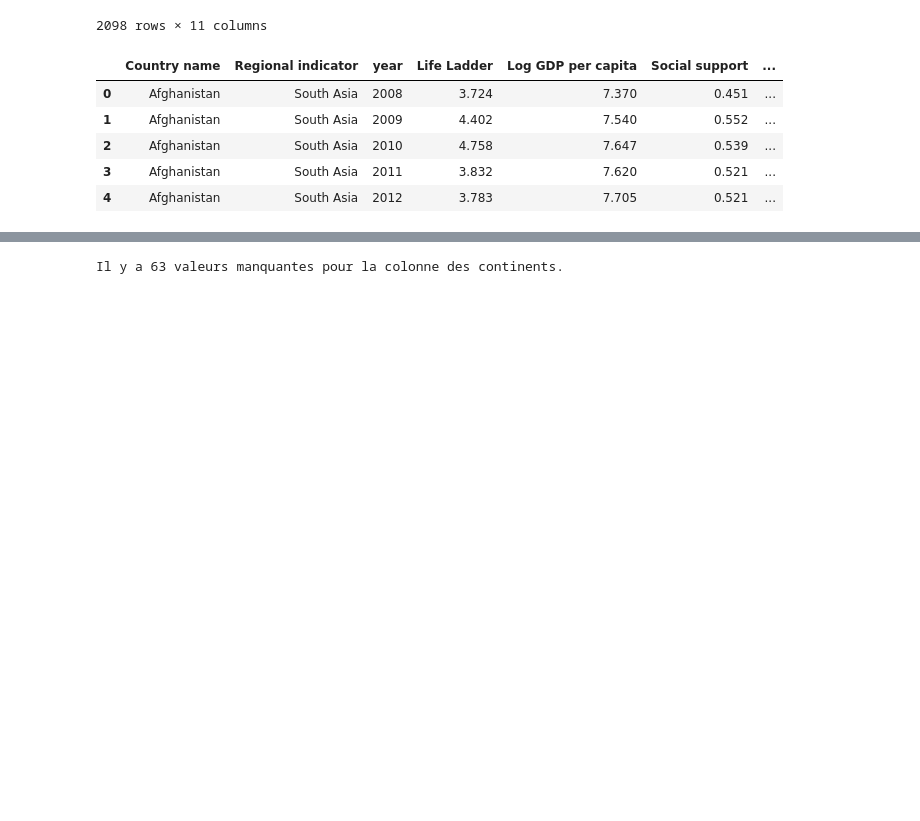
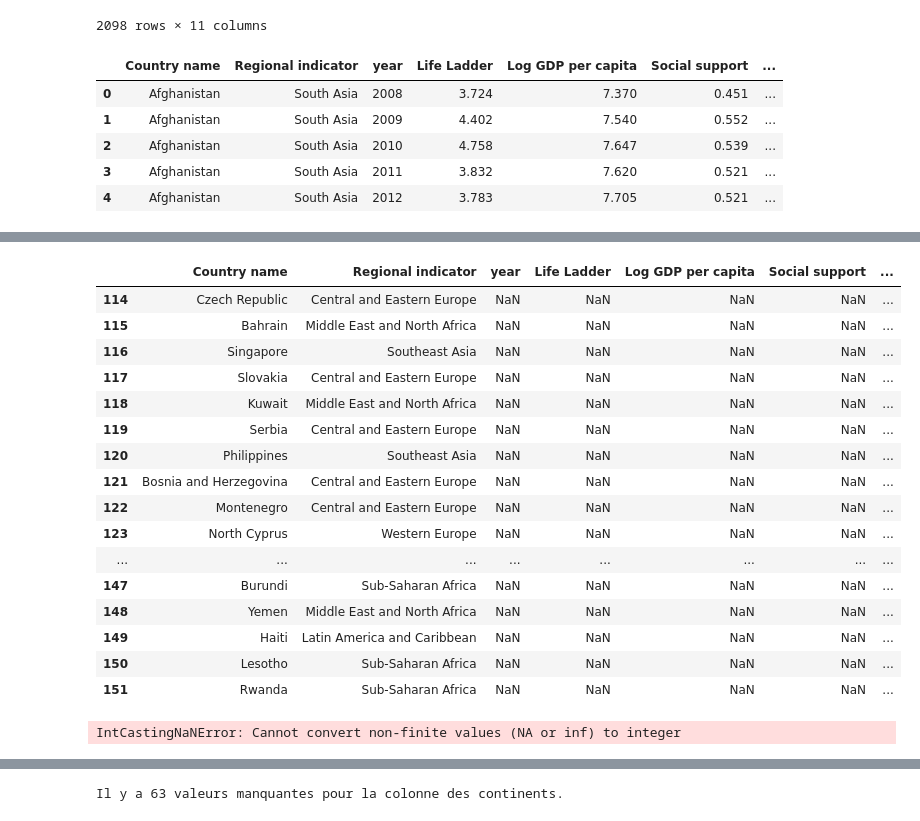
Before and after one commit to SkylerAuraArena/happinessmeter, a Jupyter notebook: notebooks/etienne-ml.ipynb, the cells around one changed output, grey strips where cells are left out. Drawn from its saved outputs; the diff is of its cells as text; code cells hidden in the pictures; blank space fills up the shorter version.

```diff
--- a/notebooks/etienne-ml.ipynb
+++ b/notebooks/etienne-ml.ipynb
@@ -9,8 +9,10 @@ warnings.filterwarnings('ignore')
 # Import des données des dataframes
 df1=pd.read_csv('../data/world-happiness-report.csv')
 df2_full=pd.read_csv('../data/world-happiness-report-2021.csv')
+df3_full=pd.read_excel('../data/data2022.xlsx')
 display(df1.head(1))
 display(df2_full.head(1))
+display(df3_full.head(1))
 # %% [output]
 |  | Country name | year | Life Ladder | Log GDP per capita | Social support | Healthy life expectancy at birth | ... |
 | 0 | Afghanistan | 2008 | 3.724 | 7.37 | 0.451 | 50.8 | ... |
@@ -79,0 +88,7 @@ df_global2.head()
+# %%
+# On réalise la même opération mais pour les données de 2022
+df_global2023=df3_full.merge(right=df_continents,on='Country name',how='outer')
+
+# Déplacement de la colonne continent en 2e position.
+df_global2023.insert(1,'Regional indicator',df_global2023.pop('Regional indicator'))
+df_global2023.head()
@@ -79,0 +137,28 @@ df_global2.head()
+# %%
+df_global2023.loc[df_global2023["Life Ladder"].isna() == True]
+# %% [output]
+|  | Country name | Regional indicator | year | Life Ladder | Log GDP per capita | Social support | ... |
+| 114 | Czech Republic | Central and Eastern Europe | NaN | NaN | NaN | NaN | ... |
+| 115 | Bahrain | Middle East and North Africa | NaN | NaN | NaN | NaN | ... |
+| 116 | Singapore | Southeast Asia | NaN | NaN | NaN | NaN | ... |
+| 117 | Slovakia | Central and Eastern Europe | NaN | NaN | NaN | NaN | ... |
+| 118 | Kuwait | Middle East and North Africa | NaN | NaN | NaN | NaN | ... |
+| 119 | Serbia | Central and Eastern Europe | NaN | NaN | NaN | NaN | ... |
+| 120 | Philippines | Southeast Asia | NaN | NaN | NaN | NaN | ... |
+| 121 | Bosnia and Herzegovina | Central and Eastern Europe | NaN | NaN | NaN | NaN | ... |
+| 122 | Montenegro | Central and Eastern Europe | NaN | NaN | NaN | NaN | ... |
+| 123 | North Cyprus | Western Europe | NaN | NaN | NaN | NaN | ... |
+| ... | ... | ... | ... | ... | ... | ... | ... |
+| 147 | Burundi | Sub-Saharan Africa | NaN | NaN | NaN | NaN | ... |
+| 148 | Yemen | Middle East and North Africa | NaN | NaN | NaN | NaN | ... |
+| 149 | Haiti | Latin America and Caribbean | NaN | NaN | NaN | NaN | ... |
+| 150 | Lesotho | Sub-Saharan Africa | NaN | NaN | NaN | NaN | ... |
+| 151 | Rwanda | Sub-Saharan Africa | NaN | NaN | NaN | NaN | ... |
+# %%
+from datetime import datetime as dt
+
+df_global2023["year"] = df_global2023["year"].astype('int')
+
+df_global2023.info()
+# %% [output]
+IntCastingNaNError: Cannot convert non-finite values (NA or inf) to integer
```
Also changed, not shown: parts of 6 cells of this notebook, 2 other files.
